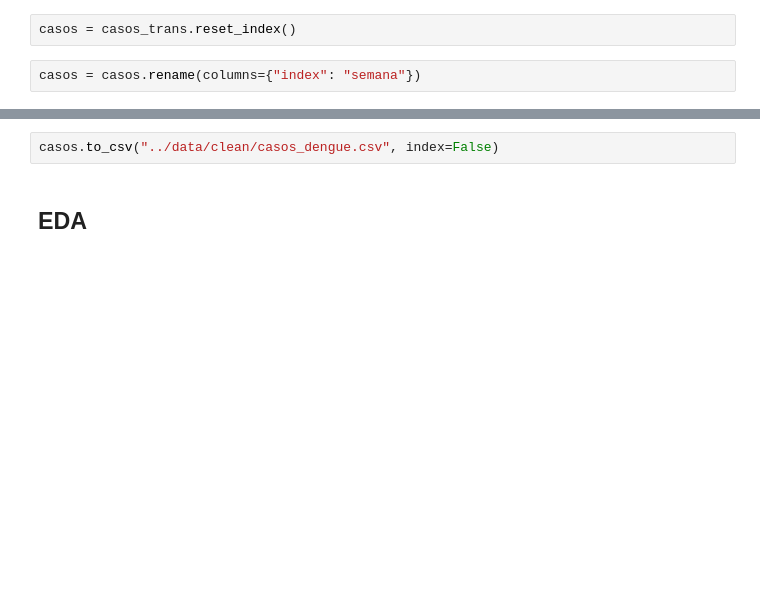
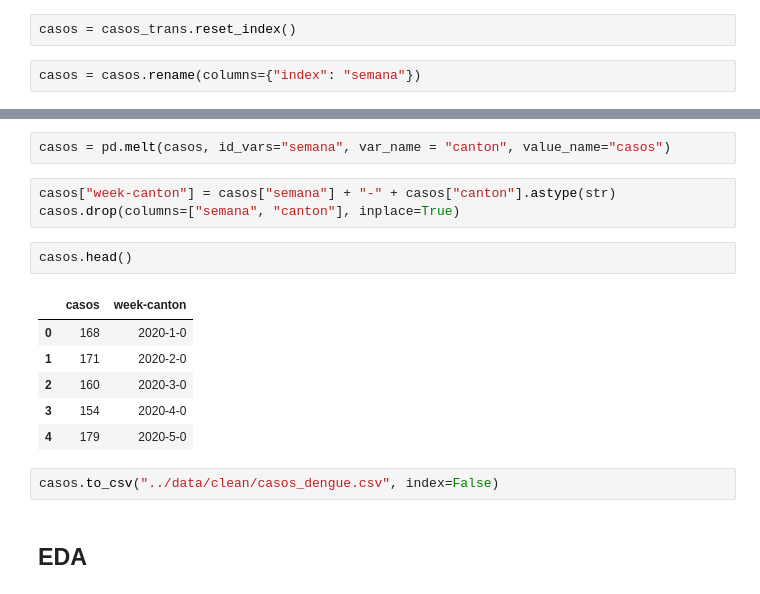
Before and after one commit to artisticlimon/dengue-model, a Jupyter notebook: eda/cases_uni_eda.ipynb, the cells around one changed output, grey strips where cells are left out. Saved outputs shown, nothing was run; the diff lists cells and outputs as text; blank space fills up the shorter version.

```diff
--- a/eda/cases_uni_eda.ipynb
+++ b/eda/cases_uni_eda.ipynb
@@ -177,4 +178,18 @@ casos.head()
 5 rows × 93 columns
+# %%
+casos = pd.melt(casos, id_vars="semana", var_name = "canton", value_name="casos")
+# %%
+casos["week-canton"] = casos["semana"] + "-" + casos["canton"].astype(str)
+casos.drop(columns=["semana", "canton"], inplace=True)
+# %%
+casos.head()
+# %% [output]
+|  | casos | week-canton |
+| 0 | 168 | 2020-1-0 |
+| 1 | 171 | 2020-2-0 |
+| 2 | 160 | 2020-3-0 |
+| 3 | 154 | 2020-4-0 |
+| 4 | 179 | 2020-5-0 |
 # %%
 casos.to_csv("../data/clean/casos_dengue.csv", index=False)
 # %% [markdown]
```
Also changed, not shown: parts of 4 cells of this notebook, 1 other file.
